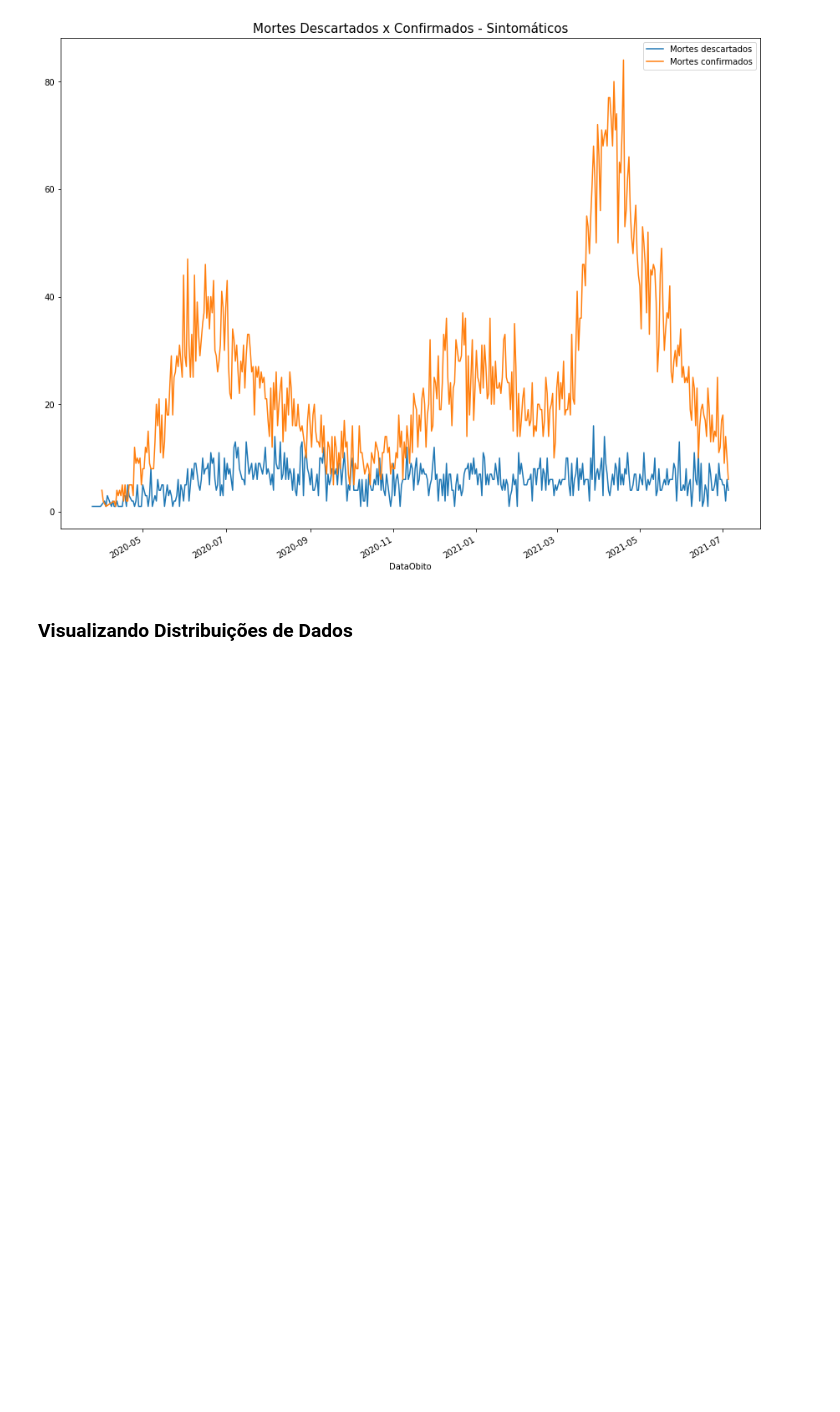
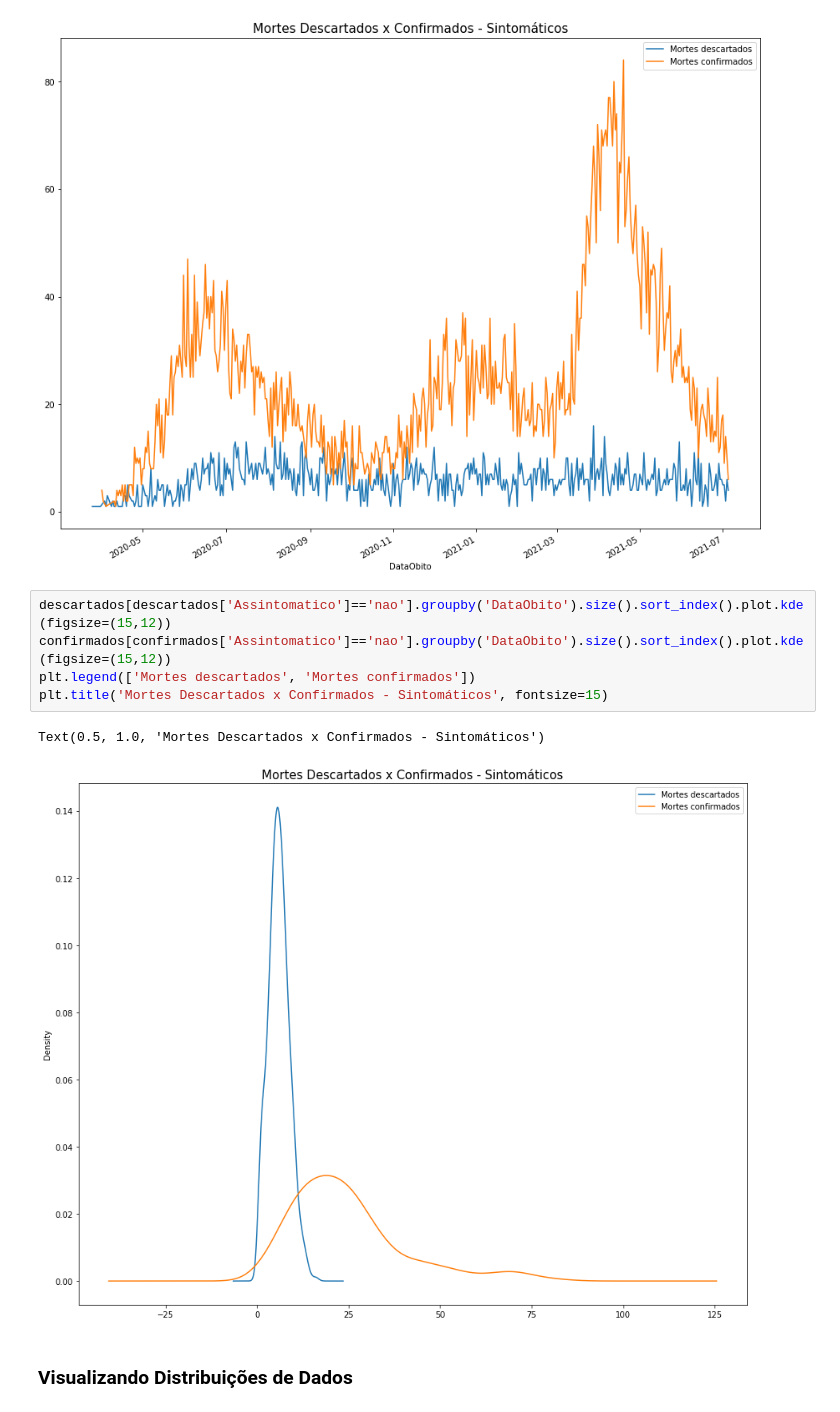
Before and after one commit to uallasleles/VUPS-MentoriaDSA2021, a Jupyter notebook: lab/03-Exploratory-Data-Analysis.ipynb, the cells around one changed output. Drawn from its saved outputs; the diff is of its cells as text; blank space fills up the shorter version.

Commit message:
Update 03-Exploratory-Data-Analysis.ipynb
Ainda sobre o "Mortes Descartados x Confirmados - Sintomáticos". Desta vez, um gráfico kde.

Co-Authored-By: VictorSRocha <63877818+VictorSRocha@users.noreply.github.com>

```diff
--- a/lab/03-Exploratory-Data-Analysis.ipynb
+++ b/lab/03-Exploratory-Data-Analysis.ipynb
@@ -194,6 +194,14 @@ plt.title('Mortes Descartados x Confirmados - Sintomáticos', fontsize=15)
 # %% [output]
 Text(0.5, 1.0, 'Mortes Descartados x Confirmados - Sintomáticos')
 [figure]
+# %%
+descartados[descartados['Assintomatico']=='nao'].groupby('DataObito').size().sort_index().plot.kde(figsize=(15,12))
+confirmados[confirmados['Assintomatico']=='nao'].groupby('DataObito').size().sort_index().plot.kde(figsize=(15,12))
+plt.legend(['Mortes descartados', 'Mortes confirmados'])
+plt.title('Mortes Descartados x Confirmados - Sintomáticos', fontsize=15)
+# %% [output]
+Text(0.5, 1.0, 'Mortes Descartados x Confirmados - Sintomáticos')
+[figure, added]
 # %% [markdown]
 ### Visualizando Distribuições de Dados
 # %% [markdown]
```
